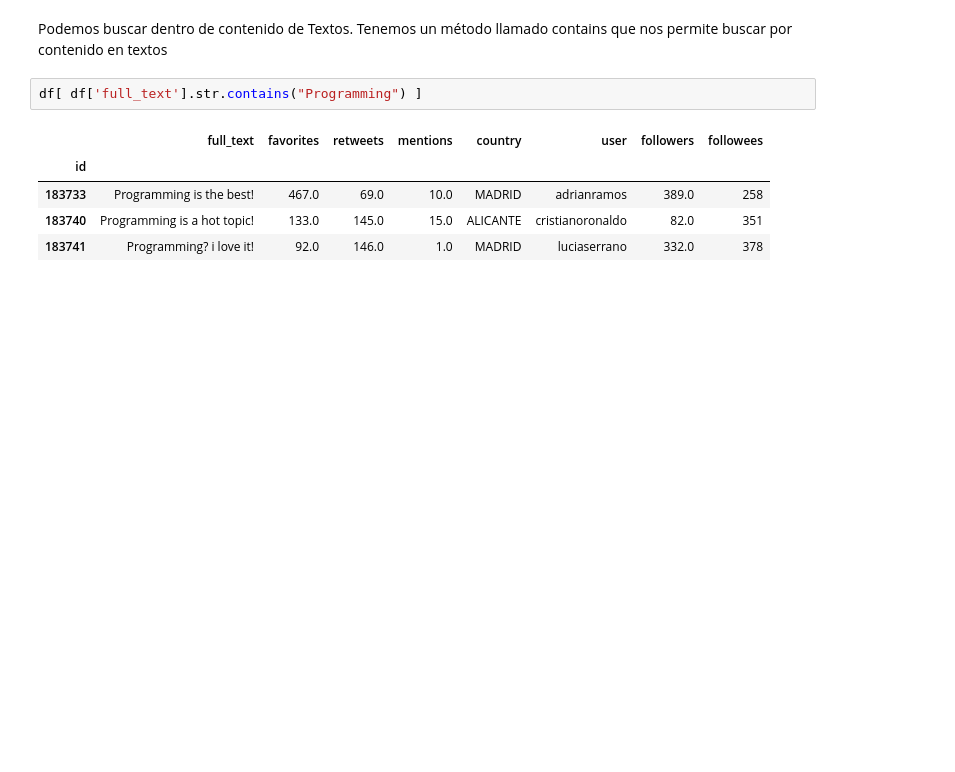
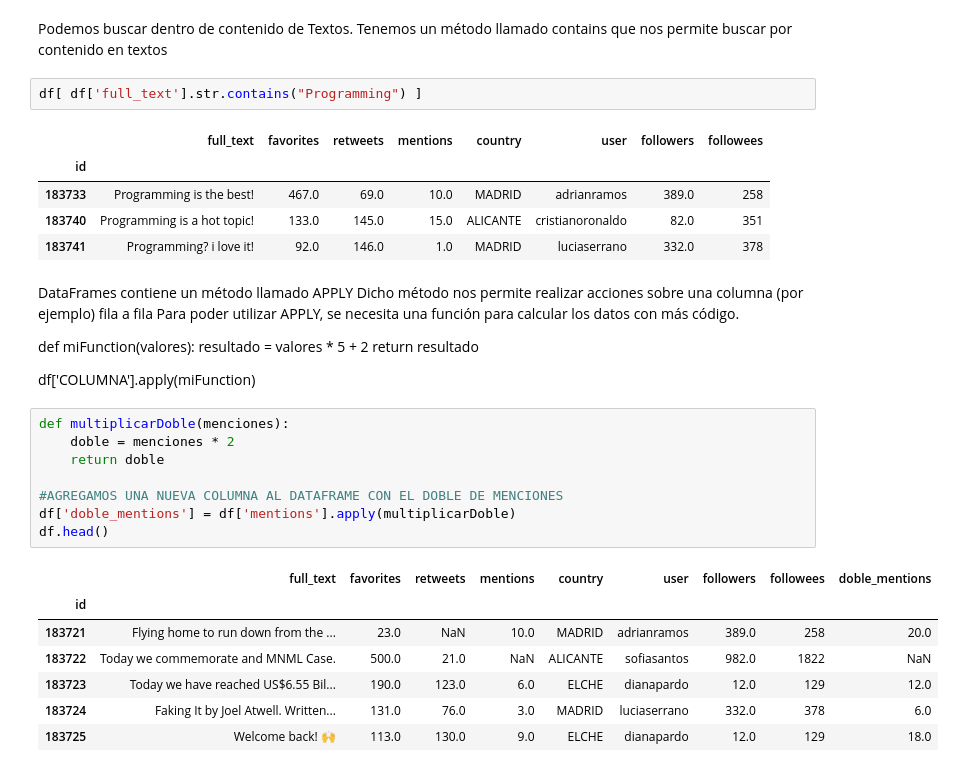
Before and after one commit to serraguti/PythonCiencia, a Jupyter notebook: ciencia05influencers.ipynb, the cells around one changed output. Cells and saved outputs as stored; diff of their text form; blank space fills up the shorter version.

```diff
--- a/ciencia05influencers.ipynb
+++ b/ciencia05influencers.ipynb
@@ -74,3 +74,29 @@ df[ df['full_text'].str.contains("Programming") ]
 | 183733 | Programming is the best! | 467.0 | 69.0 | 10.0 | MADRID | adrianramos | 389.0 | 258 |
 | 183740 | Programming is a hot topic! | 133.0 | 145.0 | 15.0 | ALICANTE | cristianoronaldo | 82.0 | 351 |
 | 183741 | Programming? i love it! | 92.0 | 146.0 | 1.0 | MADRID | luciaserrano | 332.0 | 378 |
+# %% [markdown]
+DataFrames contiene un método llamado APPLY
+Dicho método nos permite realizar acciones sobre una columna (por ejemplo) fila a fila
+Para poder utilizar APPLY, se necesita una función para calcular los datos con más código.
+
+def miFunction(valores):
+    resultado = valores * 5 + 2
+    return resultado
+
+df['COLUMNA'].apply(miFunction)
+# %%
+def multiplicarDoble(menciones):
+    doble = menciones * 2
+    return doble
+
+#AGREGAMOS UNA NUEVA COLUMNA AL DATAFRAME CON EL DOBLE DE MENCIONES
+df['doble_mentions'] = df['mentions'].apply(multiplicarDoble)
+df.head()
+# %% [output]
+|  | full_text | favorites | retweets | mentions | country | user | followers | followees | doble_mentions |
+| id |  |  |  |  |  |  |  |  |  |
+| 183721 | Flying home to run down from the ... | 23.0 | NaN | 10.0 | MADRID | adrianramos | 389.0 | 258 | 20.0 |
+| 183722 | Today we commemorate and MNML Case. | 500.0 | 21.0 | NaN | ALICANTE | sofiasantos | 982.0 | 1822 | NaN |
+| 183723 | Today we have reached US$6.55 Bil... | 190.0 | 123.0 | 6.0 | ELCHE | dianapardo | 12.0 | 129 | 12.0 |
+| 183724 | Faking It by Joel Atwell. Written... | 131.0 | 76.0 | 3.0 | MADRID | luciaserrano | 332.0 | 378 | 6.0 |
+| 183725 | Welcome back! 🙌 | 113.0 | 130.0 | 9.0 | ELCHE | dianapardo | 12.0 | 129 | 18.0 |
```
Also changed, not shown: parts of 10 cells of this notebook, 2 other files.
